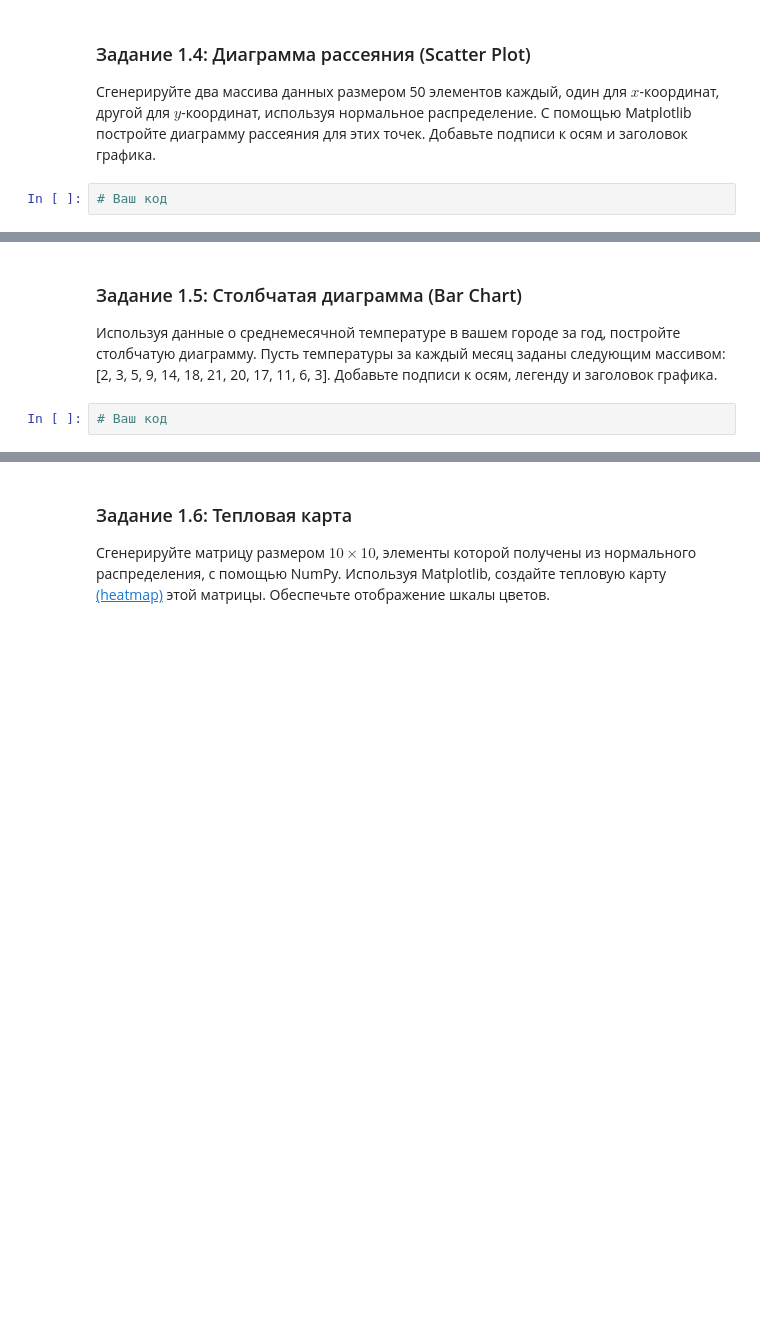
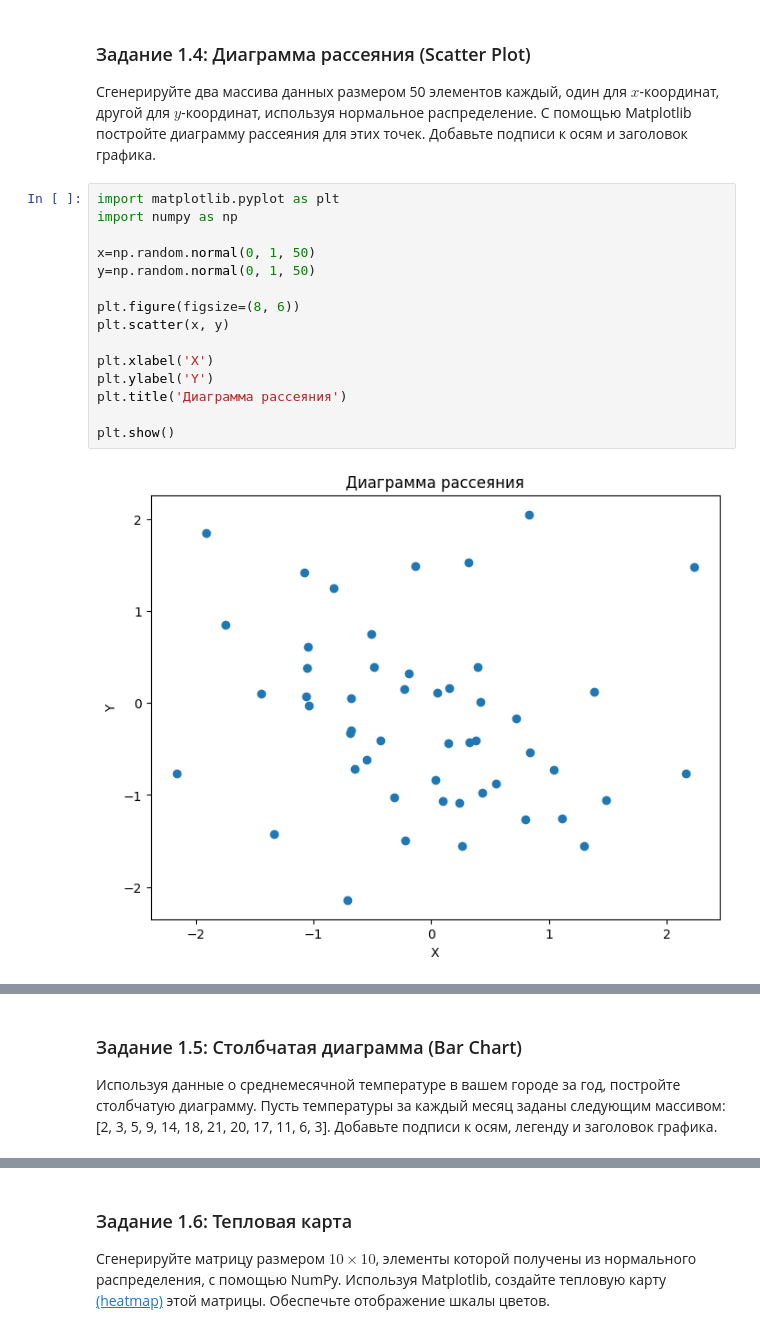
Before and after one commit to fruct49/ml_practice, a Jupyter notebook: "Практическая_работа_№3_Matplotlib_Plotly_ipynb".ipynb, the cells around one changed output, grey strips where cells are left out. Drawn from its saved outputs; the diff is of its cells as text; blank space fills up the shorter version.

```diff
--- a/"Практическая_работа_№3_Matplotlib_Plotly_ipynb".ipynb
+++ b/"Практическая_работа_№3_Matplotlib_Plotly_ipynb".ipynb
@@ -77,12 +77,25 @@ plt.show()
 # %% [markdown]
 ### Задание 1.4: Диаграмма рассеяния (Scatter Plot)
 Сгенерируйте два массива данных размером 50 элементов каждый, один для $x$-координат, другой для $y$-координат, используя нормальное распределение. С помощью Matplotlib постройте диаграмму рассеяния для этих точек. Добавьте подписи к осям и заголовок графика.
-# %%
-# Ваш код
+# %%
+import matplotlib.pyplot as plt
+import numpy as np
+
+x=np.random.normal(0, 1, 50)
+y=np.random.normal(0, 1, 50)
+
+plt.figure(figsize=(8, 6))
+plt.scatter(x, y)
+
+plt.xlabel('X')
+plt.ylabel('Y')
+plt.title('Диаграмма рассеяния')
+
+plt.show()
+# %% [output]
+[figure, added]
 # %% [markdown]
 ![image.png](embedded-picture-1)
 # %% [markdown]
 ### Задание 1.5: Столбчатая диаграмма (Bar Chart)
 Используя данные о среднемесячной температуре в вашем городе за год, постройте столбчатую диаграмму. Пусть температуры за каждый месяц заданы следующим массивом: [2, 3, 5, 9, 14, 18, 21, 20, 17, 11, 6, 3]. Добавьте подписи к осям, легенду и заголовок графика.
-# %%
-# Ваш код
```
Also changed, not shown: parts of 21 cells of this notebook.
